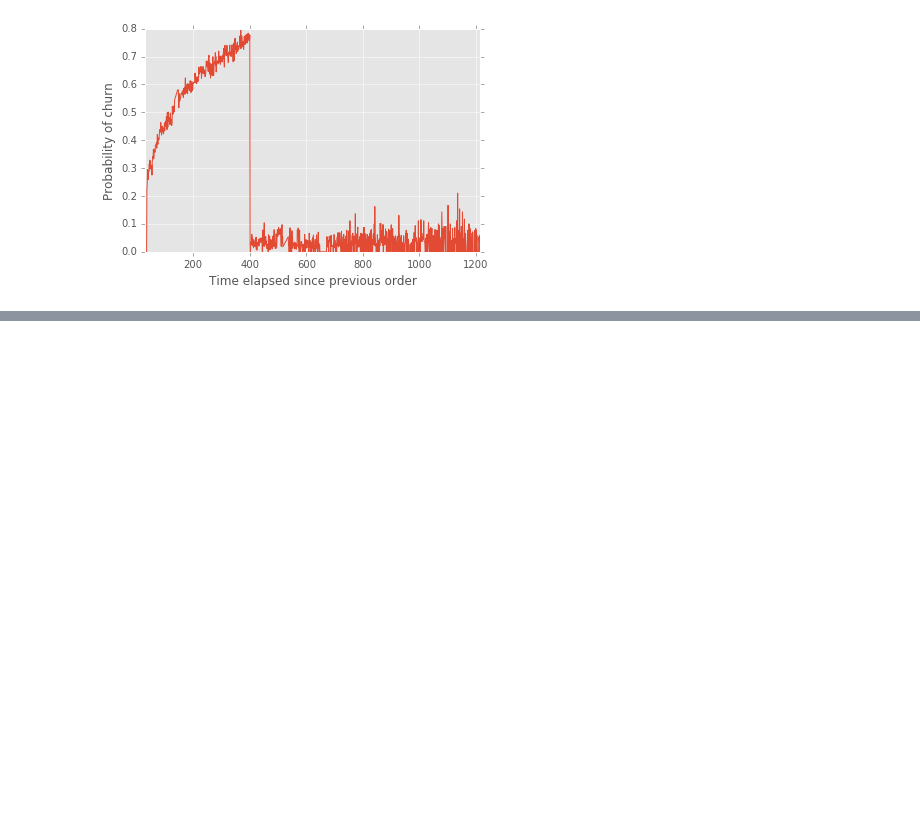
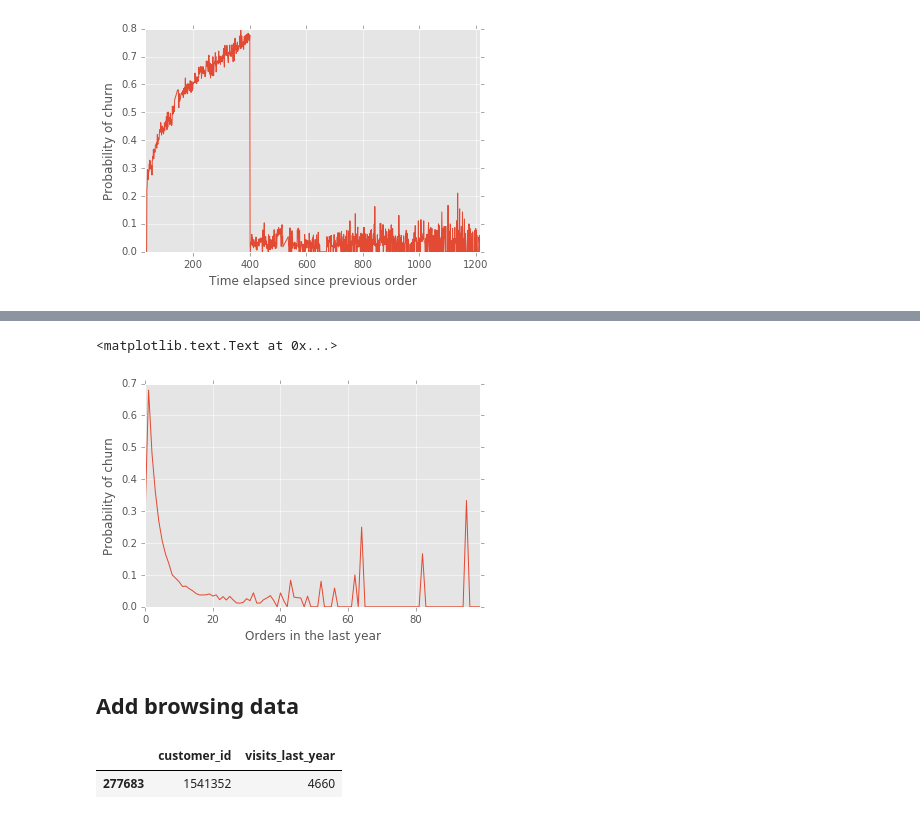
Before and after one commit to duncan-a-little/A_task, a Jupyter notebook: InitialExplorationAndModelling.ipynb, the cells around one changed output, grey strips where cells are left out. Saved outputs shown, nothing was run; the diff lists cells and outputs as text; code cells hidden in the pictures; blank space fills up the shorter version.

```diff
--- a/InitialExplorationAndModelling.ipynb
+++ b/InitialExplorationAndModelling.ipynb
@@ -267,0 +390,10 @@ plt.ylabel("Probability of churn")
+# %%
+customer_order_sum_df[customer_order_sum_df["orders_last_year"] < 100].groupby("orders_last_year")["churn_label"].mean().plot()
+
+plt.xlabel("Orders in the last year")
+plt.ylabel("Probability of churn")
+# %% [output]
+<matplotlib.text.Text at 0x...>
+[figure, added]
+# %% [markdown]
+## Add browsing data
@@ -267,0 +451,5 @@ plt.ylabel("Probability of churn")
+# %%
+visits_last_year[visits_last_year.visits_last_year > 3000]
+# %% [output]
+|  | customer_id | visits_last_year |
+| 277683 | 1541352 | 4660 |
```
Also changed, not shown: parts of 19 cells of this notebook.
